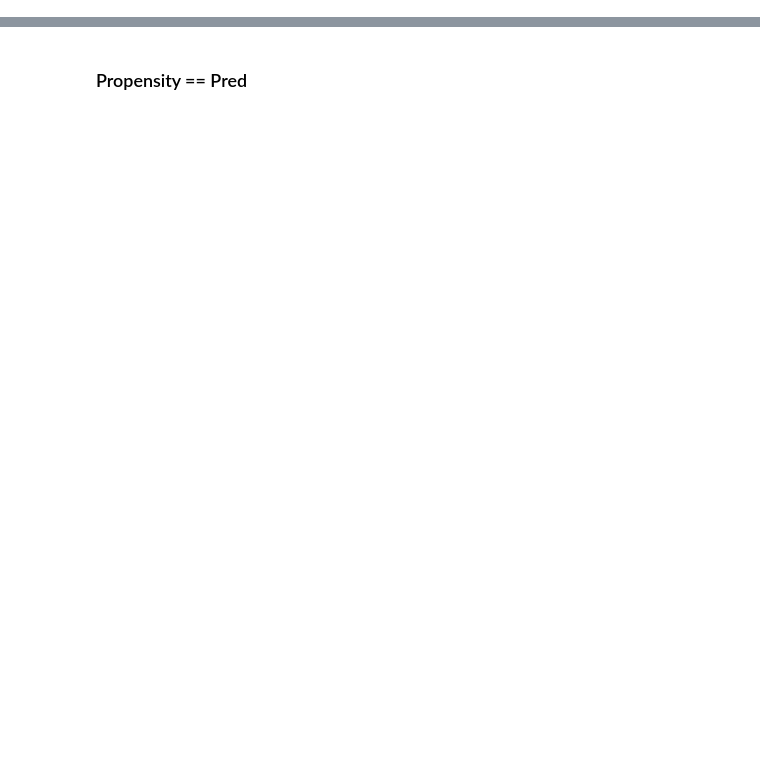
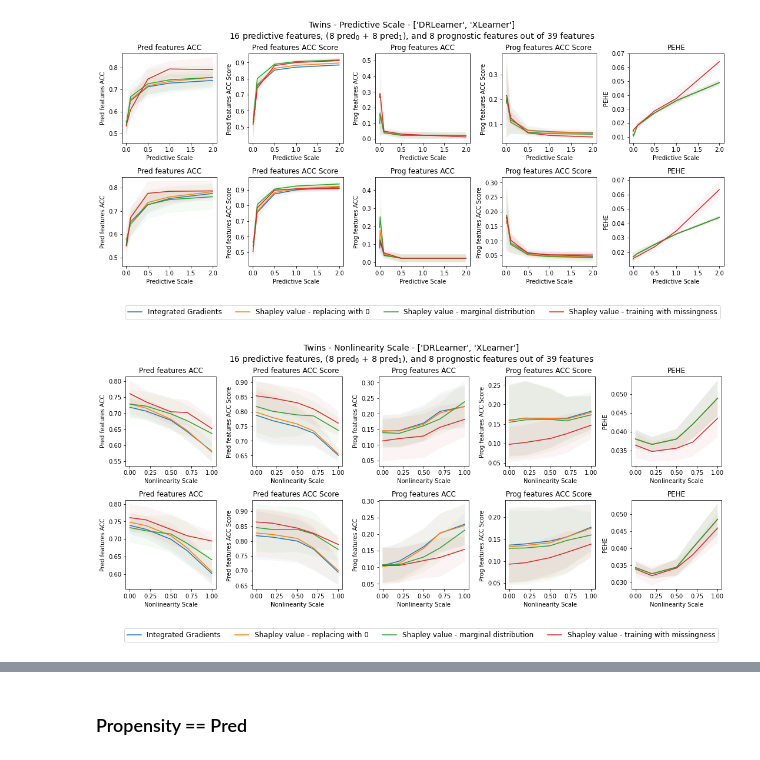
Before and after one commit to q8888620002/LIFT-XAI, a Jupyter notebook: results/plot_results_vandershaar.ipynb, the cells around one changed output, grey strips where cells are left out. Cells and saved outputs as stored; diff of their text form; code cells hidden in the pictures; blank space fills up the shorter version.

```diff
--- a/results/plot_results_vandershaar.ipynb
+++ b/results/plot_results_vandershaar.ipynb
@@ -432,0 +11,19 @@ plt.legend(bbox_to_anchor=(0.5, 5.2),ncol=len(explainers),prop={'size': 12})
+# %%
+Mask = torch.zeros((3,3))
+
+cols = [2, -1, 0]
+rows = [0,1,2]
+Mask[rows, cols] = 1
+Mask
+feature_indices = [[1,2,5],
+                     [7,3,4],
+                     [2,4,5]]
+
+
+print(feature_indices)
+
+feature_indices = list(map(list, zip(*feature_indices)))
+feature_indices
+
+for i in feature_indices:
+    print(i)
@@ -432,0 +147,21 @@ plt.legend(bbox_to_anchor=(0.5, 5.2),ncol=len(explainers),prop={'size': 12})
+# %%
+plot_results("Predictive Scale", "twins_8"
+                ,seeds = [ #"seed1",
+                           #"seed2",
+                           "seed3",
+                           "seed4",
+                           "seed5",
+                        ])
+
+plot_results("Nonlinearity Scale",
+                "twins_8",
+                seeds = [
+                          #"seed1",
+                          "seed2",
+                          "seed3",
+                          "seed4",
+                          "seed5",
+                        ])
+# %% [output]
+[figure, added]
+[figure, added]
```
Also changed, not shown: parts of 27 cells of this notebook, 11 other files.
